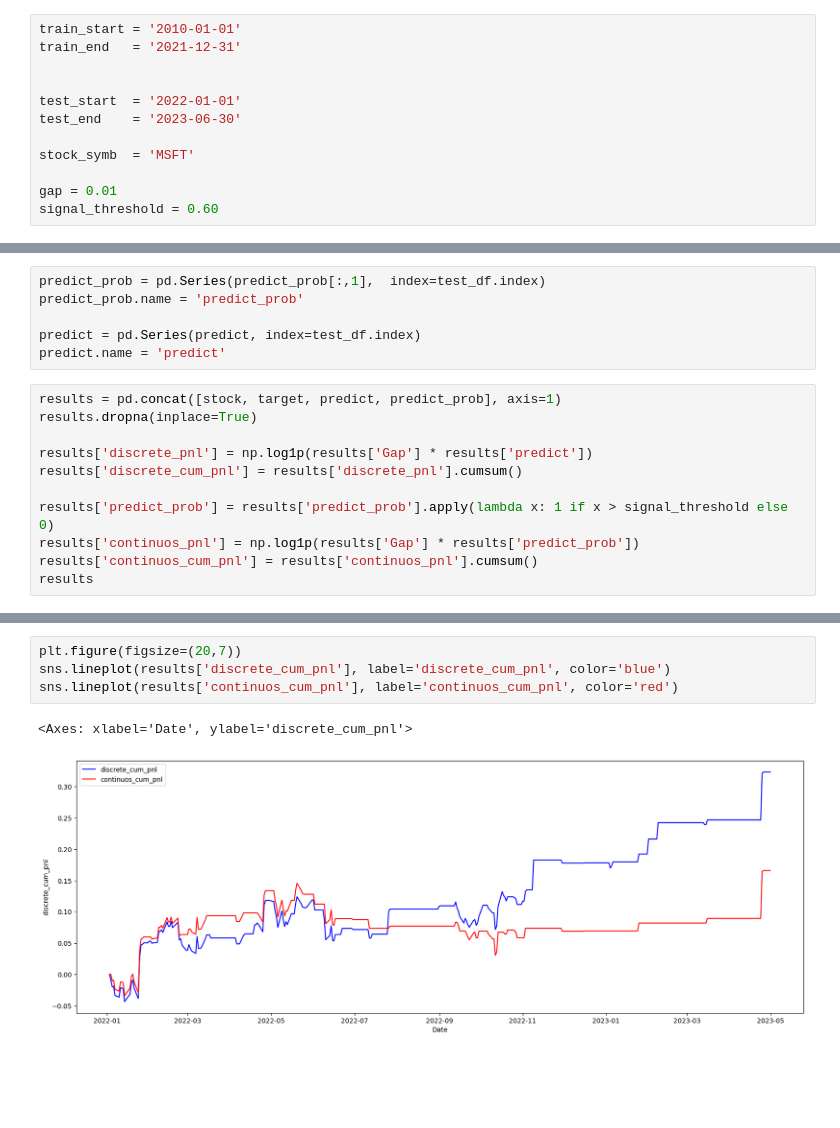
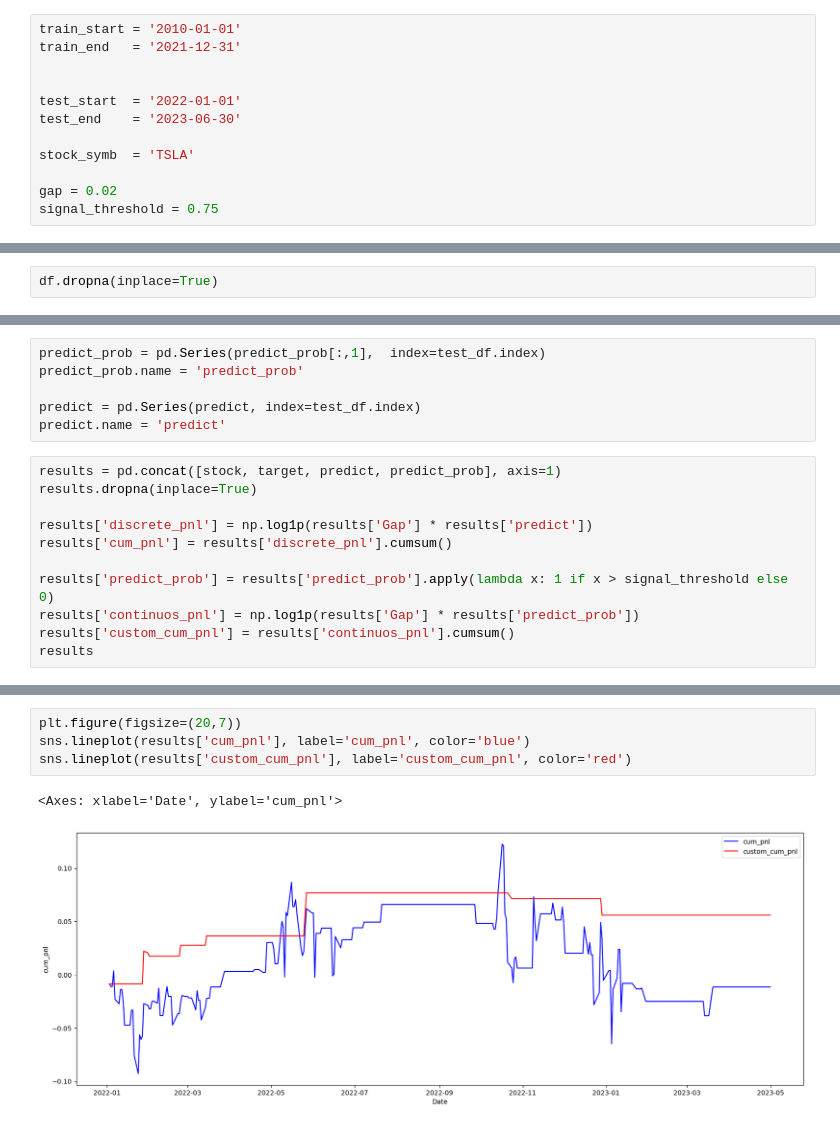
Before and after one commit to lbsm2017/ml_stocks_direction, a Jupyter notebook: losgistic_open_gap_prediction.ipynb, the cells around one changed output, grey strips where cells are left out. Drawn from its saved outputs; the diff is of its cells as text; blank space fills up the shorter version.

Commit message:
stock_symb  = 'TSLA'

```diff
--- a/losgistic_open_gap_prediction.ipynb
+++ b/losgistic_open_gap_prediction.ipynb
@@ -33,10 +33,10 @@ train_end   = '2021-12-31'
 test_start  = '2022-01-01'
 test_end    = '2023-06-30'
 
-stock_symb  = 'MSFT'
+stock_symb  = 'TSLA'
 
-gap = 0.01
-signal_threshold = 0.60
+gap = 0.02
+signal_threshold = 0.75
 # %%
 my_factors = 'NG=F, CL=F, GC=F, GOVT, ^VIX, ^GDAXI, ^HSI, ^N225, EURUSD=X, USDJPY=X, BTC-USD, SPY'
 
@@ -154,6 +154,8 @@ def matrix(y_test, y_pred):
 ---
 # %% [markdown]
 ## LogisticRegression
+# %%
+df.dropna(inplace=True)
 # %%
 # Split the data into X & y
 X = df.drop('next_gap', axis = 1)
@@ -259,11 +261,11 @@ results = pd.concat([stock, target, predict, predict_prob], axis=1)
 results.dropna(inplace=True)
 
 results['discrete_pnl'] = np.log1p(results['Gap'] * results['predict'])
-results['discrete_cum_pnl'] = results['discrete_pnl'].cumsum()
+results['cum_pnl'] = results['discrete_pnl'].cumsum()
 
 results['predict_prob'] = results['predict_prob'].apply(lambda x: 1 if x > signal_threshold else 0)
 results['continuos_pnl'] = np.log1p(results['Gap'] * results['predict_prob'])
-results['continuos_cum_pnl'] = results['continuos_pnl'].cumsum()
+results['custom_cum_pnl'] = results['continuos_pnl'].cumsum()
 results
 # %% [output]
 |  | Open | High | Low | Close | Adj Close | Volume | Gap | next_gap | predict | predict_prob | ... |
@@ -282,8 +284,8 @@ results
 333 rows × 14 columns
 # %%
 plt.figure(figsize=(20,7))
-sns.lineplot(results['discrete_cum_pnl'], label='discrete_cum_pnl', color='blue')
-sns.lineplot(results['continuos_cum_pnl'], label='continuos_cum_pnl', color='red')
+sns.lineplot(results['cum_pnl'], label='cum_pnl', color='blue')
+sns.lineplot(results['custom_cum_pnl'], label='custom_cum_pnl', color='red')
 # %% [output]
-<Axes: xlabel='Date', ylabel='discrete_cum_pnl'>
+<Axes: xlabel='Date', ylabel='cum_pnl'>
-[figure, old version]
+[figure, new version]
```
Also changed, not shown: parts of 10 cells of this notebook.
